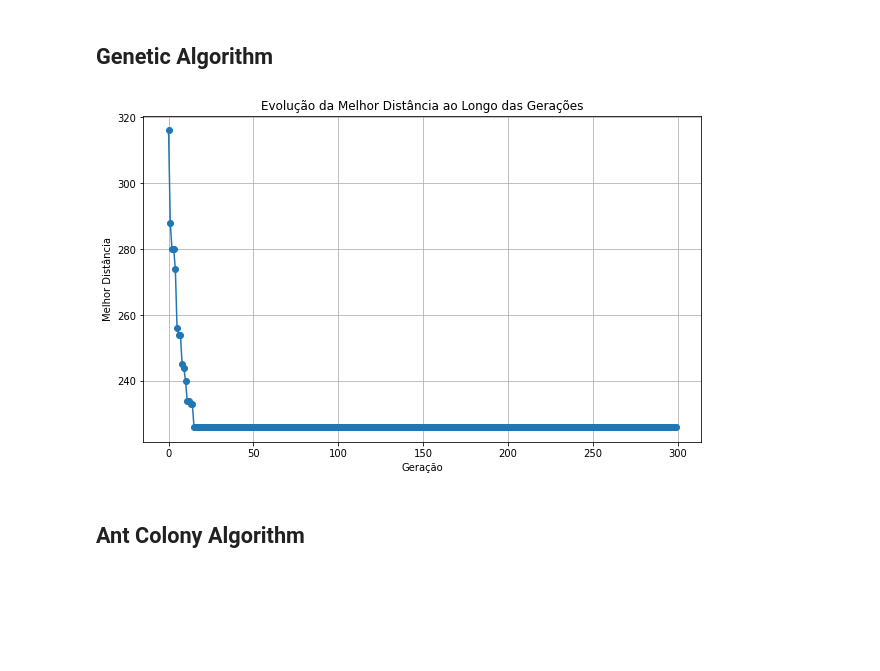
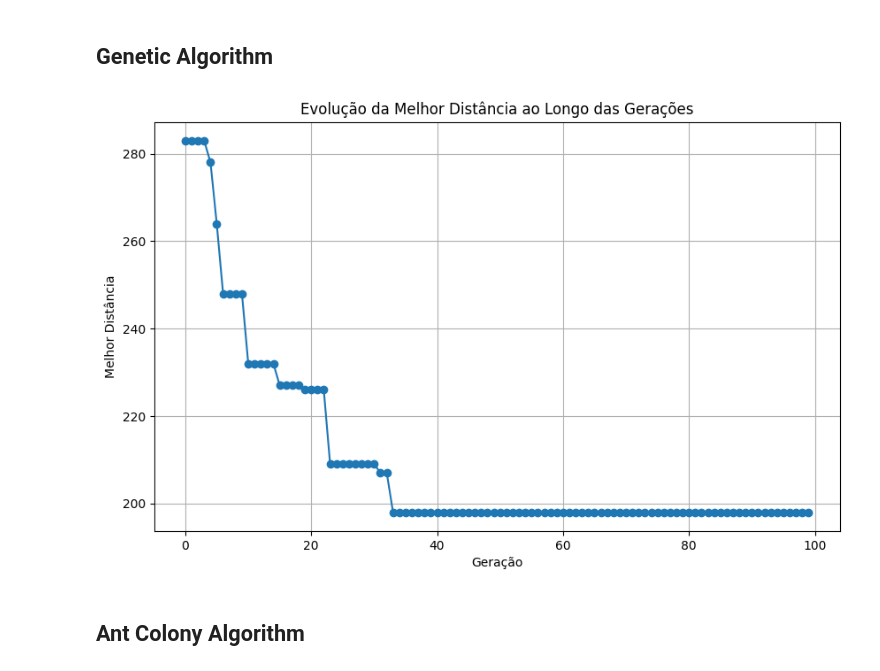
Before and after one commit to thomz2/ai-data-science-2024, a Jupyter notebook: project_1/plots.ipynb, the cells around one changed output. Cells and saved outputs as stored; diff of their text form; code cells hidden in the pictures; blank space fills up the shorter version.

```diff
--- a/project_1/plots.ipynb
+++ b/project_1/plots.ipynb
@@ -5,18 +5,18 @@ from stuff.GeneticAlgo import GeneticAlgo
 # %% [markdown]
 ## Genetic Algorithm
 # %%
-best_paths = GeneticAlgo(pop_size = 500, mut_rate = 0.6, generations = 300).generate()[1]
+best_paths = GeneticAlgo(pop_size = 500, mut_rate = 0.9, generations = 100).generate()[1]
 best_distances = list(map(lambda path: path.distance, best_paths))
 generations = range(len(best_paths))
 
 plt.figure(figsize=(10, 6))
 plt.plot(range(len(best_paths)), best_distances, marker='o', linestyle='-')
 plt.xlabel('Geração')
 plt.ylabel('Melhor Distância')
 plt.title('Evolução da Melhor Distância ao Longo das Gerações')
 plt.grid(True)
 plt.show()
 # %% [output]
-[figure, old version]
+[figure, new version]
 # %% [markdown]
 ## Ant Colony Algorithm
```
Also changed, not shown: 3 other files.
